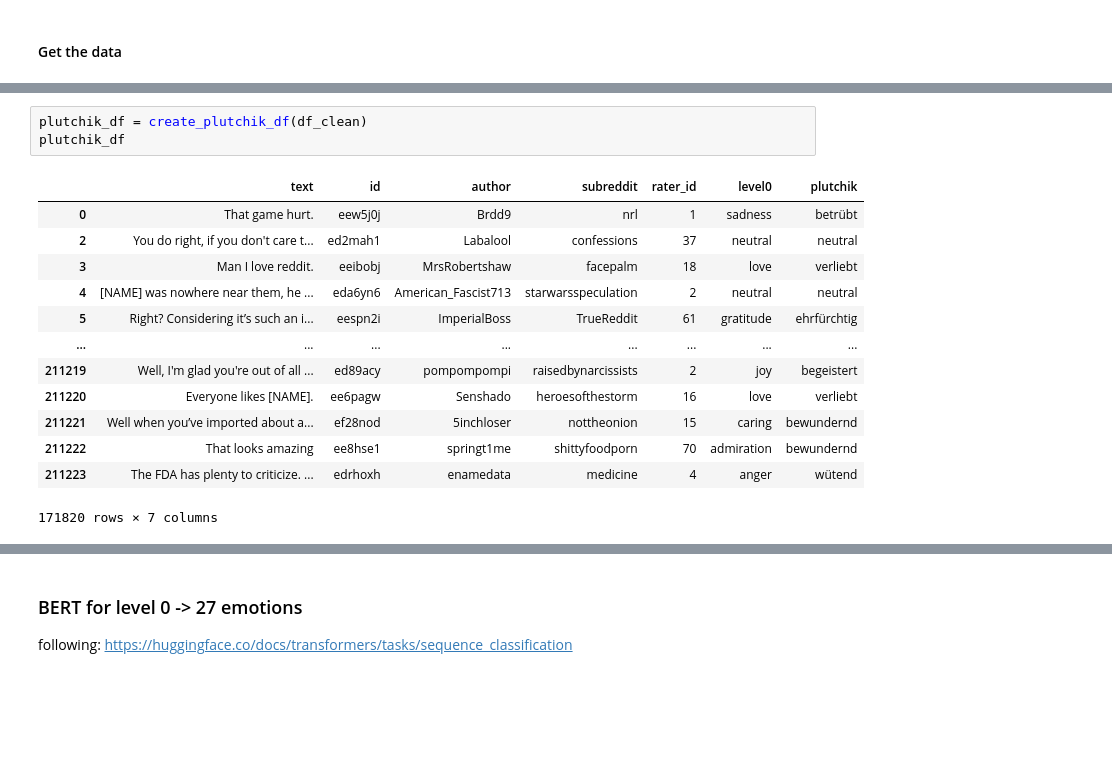
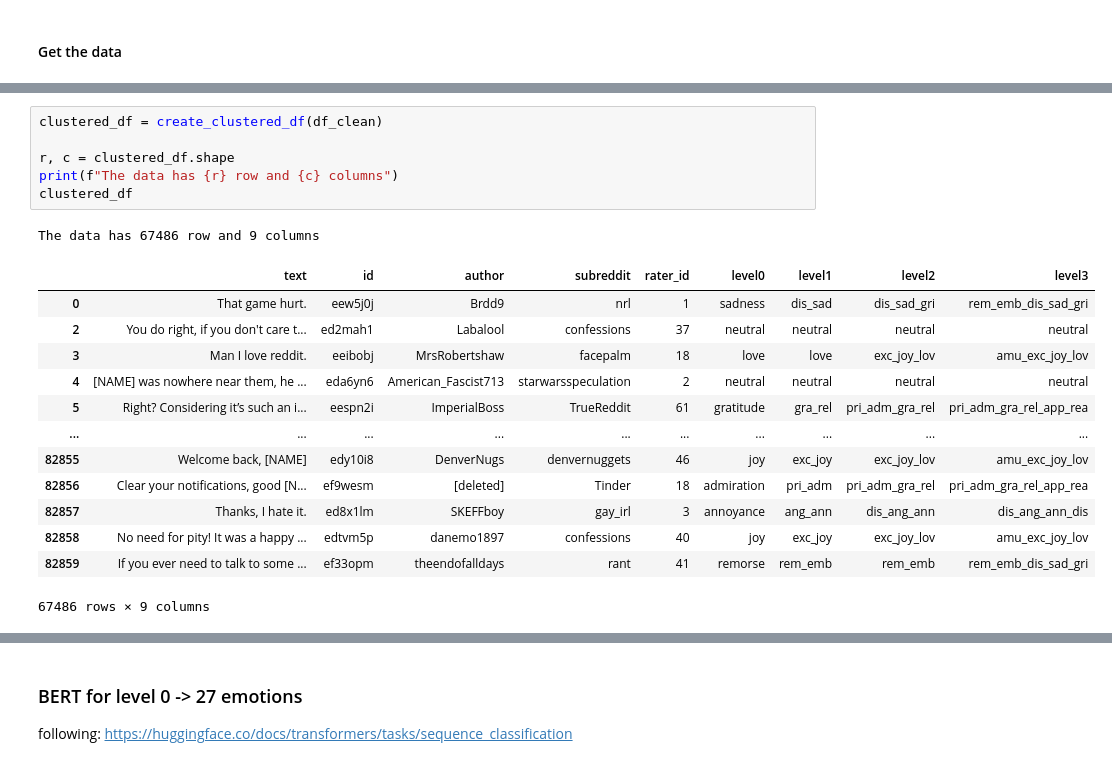
Before and after one commit to ralf-koenig/cer23_emo, a Jupyter notebook: notebooks/karo.ipynb, the cells around one changed output, grey strips where cells are left out. Drawn from its saved outputs; the diff is of its cells as text; blank space fills up the shorter version.

```diff
--- a/notebooks/karo.ipynb
+++ b/notebooks/karo.ipynb
@@ -64,17 +68,21 @@ clustered_df
-# %%
-plutchik_df = create_plutchik_df(df_clean)
-plutchik_df
-# %% [output]
-|  | text | id | author | subreddit | rater_id | level0 | plutchik |
-| 0 | That game hurt. | eew5j0j | Brdd9 | nrl | 1 | sadness | betrübt |
-| 2 | You do right, if you don't care t... | ed2mah1 | Labalool | confessions | 37 | neutral | neutral |
-| 3 | Man I love reddit. | eeibobj | MrsRobertshaw | facepalm | 18 | love | verliebt |
-| 4 | [NAME] was nowhere near them, he ... | eda6yn6 | American_Fascist713 | starwarsspeculation | 2 | neutral | neutral |
-| 5 | Right? Considering it’s such an i... | eespn2i | ImperialBoss | TrueReddit | 61 | gratitude | ehrfürchtig |
-| ... | ... | ... | ... | ... | ... | ... | ... |
-| 211219 | Well, I'm glad you're out of all ... | ed89acy | pompompompi | raisedbynarcissists | 2 | joy | begeistert |
-| 211220 | Everyone likes [NAME]. | ee6pagw | Senshado | heroesofthestorm | 16 | love | verliebt |
-| 211221 | Well when you’ve imported about a... | ef28nod | 5inchloser | nottheonion | 15 | caring | bewundernd |
-| 211222 | That looks amazing | ee8hse1 | springt1me | shittyfoodporn | 70 | admiration | bewundernd |
-| 211223 | The FDA has plenty to criticize. ... | edrhoxh | enamedata | medicine | 4 | anger | wütend |
-171820 rows × 7 columns
+# %%
+clustered_df = create_clustered_df(df_clean)
+
+r, c = clustered_df.shape
+print(f"The data has {r} row and {c} columns")
+clustered_df
+# %% [output]
+The data has 67486 row and 9 columns
+|  | text | id | author | subreddit | rater_id | level0 | level1 | level2 | level3 |
+| 0 | That game hurt. | eew5j0j | Brdd9 | nrl | 1 | sadness | dis_sad | dis_sad_gri | rem_emb_dis_sad_gri |
+| 2 | You do right, if you don't care t... | ed2mah1 | Labalool | confessions | 37 | neutral | neutral | neutral | neutral |
+| 3 | Man I love reddit. | eeibobj | MrsRobertshaw | facepalm | 18 | love | love | exc_joy_lov | amu_exc_joy_lov |
+| 4 | [NAME] was nowhere near them, he ... | eda6yn6 | American_Fascist713 | starwarsspeculation | 2 | neutral | neutral | neutral | neutral |
+| 5 | Right? Considering it’s such an i... | eespn2i | ImperialBoss | TrueReddit | 61 | gratitude | gra_rel | pri_adm_gra_rel | pri_adm_gra_rel_app_rea |
+| ... | ... | ... | ... | ... | ... | ... | ... | ... | ... |
+| 82855 | Welcome back, [NAME] | edy10i8 | DenverNugs | denvernuggets | 46 | joy | exc_joy | exc_joy_lov | amu_exc_joy_lov |
+| 82856 | Clear your notifications, good [N... | ef9wesm | [deleted] | Tinder | 18 | admiration | pri_adm | pri_adm_gra_rel | pri_adm_gra_rel_app_rea |
+| 82857 | Thanks, I hate it. | ed8x1lm | SKEFFboy | gay_irl | 3 | annoyance | ang_ann | dis_ang_ann | dis_ang_ann_dis |
+| 82858 | No need for pity! It was a happy ... | edtvm5p | danemo1897 | confessions | 40 | joy | exc_joy | exc_joy_lov | amu_exc_joy_lov |
+| 82859 | If you ever need to talk to some ... | ef33opm | theendofalldays | rant | 41 | remorse | rem_emb | rem_emb | rem_emb_dis_sad_gri |
+67486 rows × 9 columns
```
Also changed, not shown: parts of 25 cells of this notebook.
